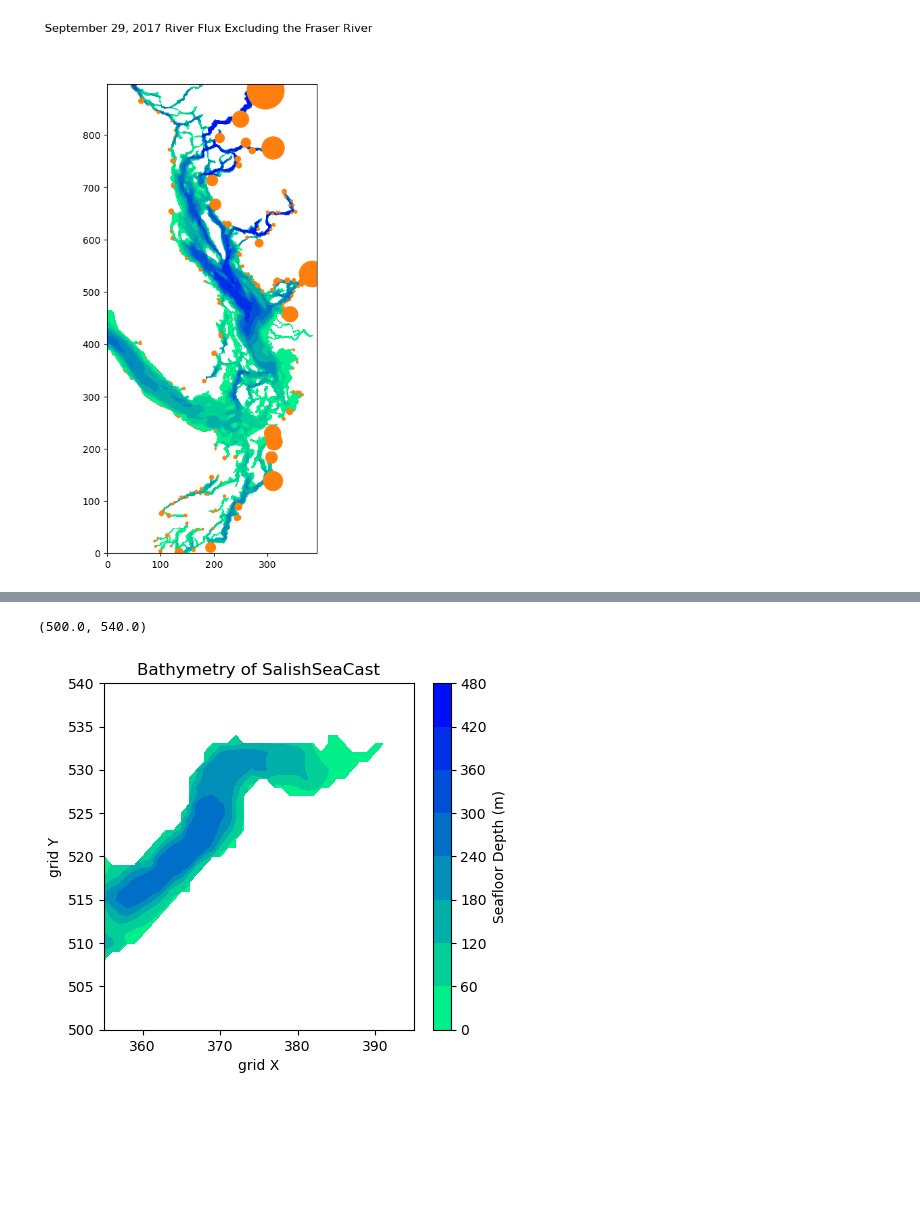
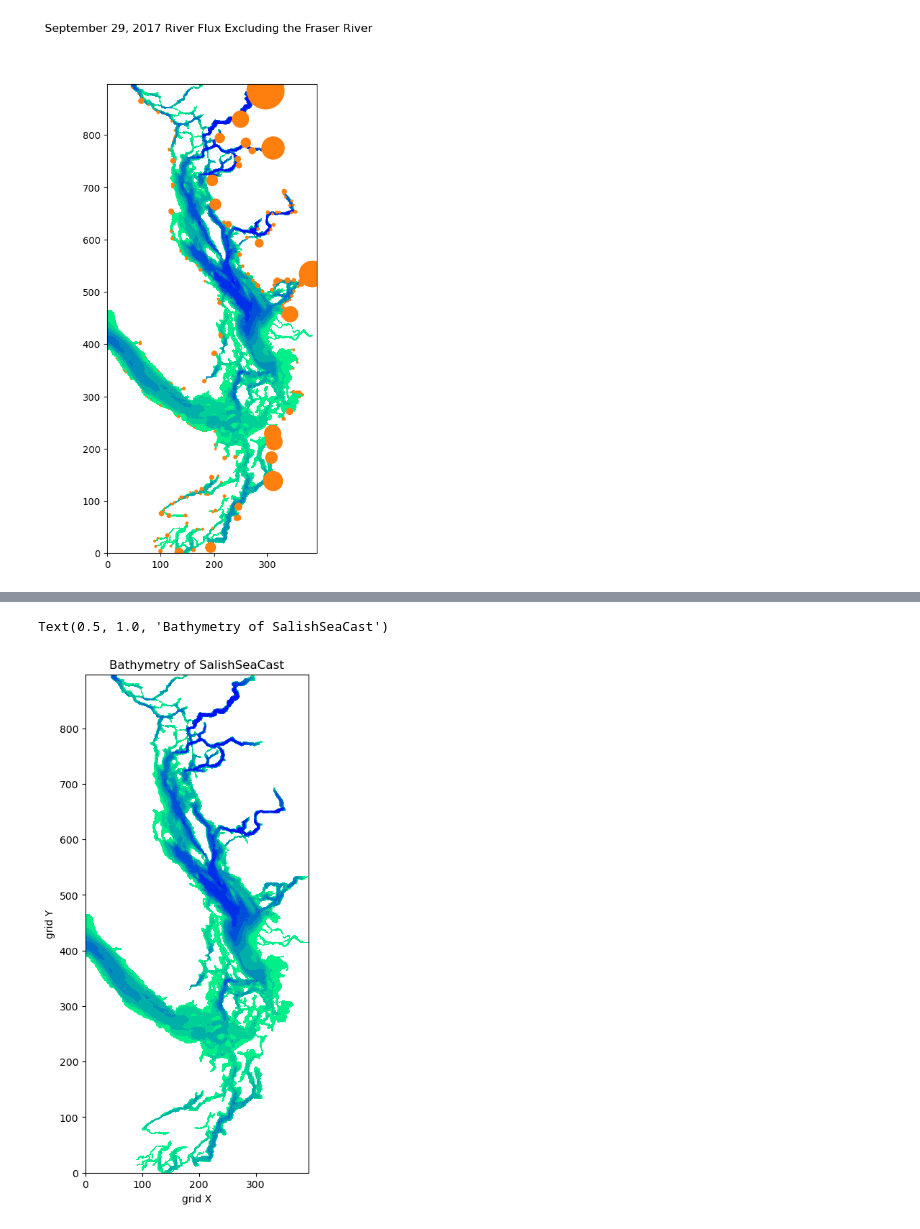
Before and after one commit to SalishSeaCast/analysis-cassidy, a Jupyter notebook: notebooks/Demo_for_Camryn_and_Cassidy.ipynb, the cells around one changed output, grey strips where cells are left out. Drawn from its saved outputs; the diff is of its cells as text; code cells hidden in the pictures; blank space fills up the shorter version.

```diff
--- a/notebooks/Demo_for_Camryn_and_Cassidy.ipynb
+++ b/notebooks/Demo_for_Camryn_and_Cassidy.ipynb
@@ -239,22 +239,22 @@ Attributes:
 # %%
 # exclude Fraser off the edge
 jmax = 394
 jj = range(jmax)
 ii = range(898)
 jjm, iim = np.meshgrid(jj, ii)
 fluxarray = np.array(river.rorunoff[0, :, :jmax])
-fig, ax = plt.subplots(1, 1, figsize=(5, 4.5))
+fig, ax = plt.subplots(1, 1, figsize=(4, 9))
 colours = ax.contourf(bathy.Bathymetry[:, :jmax], cmap='winter_r')
 ax.set_xlabel('grid X')
 ax.set_ylabel('grid Y')
 ax.set_title('Bathymetry of SalishSeaCast')
 
-cb = fig.colorbar(colours, ax=ax)
-cb.set_label('Seafloor Depth (m)');
+# cb = fig.colorbar(colours, ax=ax)
+# cb.set_label('Seafloor Depth (m)');
 
 # 500:540, 355:395
-ax.set_xlim(355, 395)
-ax.set_ylim(500, 540)
+# ax.set_xlim(355, 395)
+# ax.set_ylim(500, 540)
 # %% [output]
-(500.0, 540.0)
+Text(0.5, 1.0, 'Bathymetry of SalishSeaCast')
-[figure, old version]
+[figure, new version]
```
